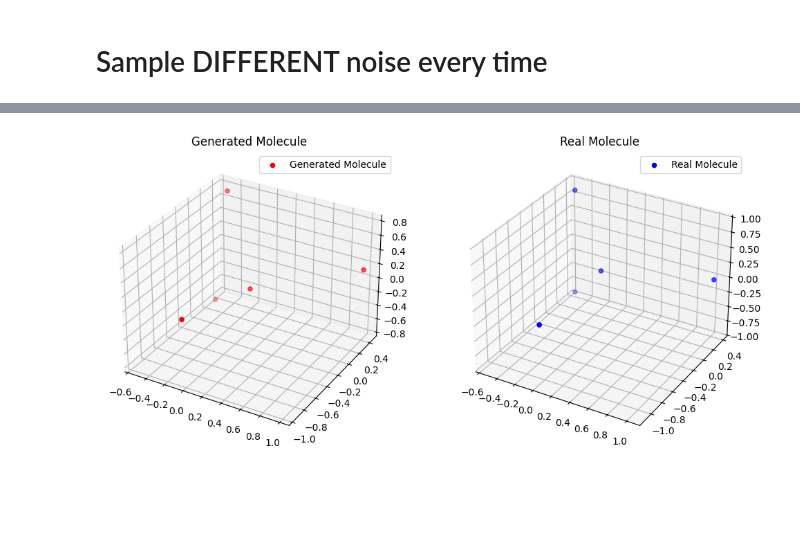
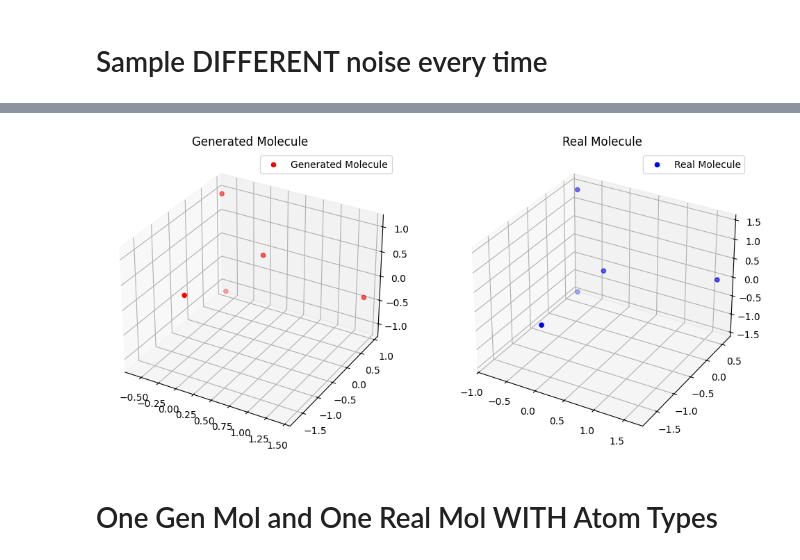
Before and after one commit to edovergna/equi-drifting, a Jupyter notebook: notebooks/one_real_molecule_exp.ipynb, the cells around one changed output, grey strips where cells are left out. Cells and saved outputs as stored; diff of their text form; code cells hidden in the pictures; blank space fills up the shorter version.

```diff
--- a/notebooks/one_real_molecule_exp.ipynb
+++ b/notebooks/one_real_molecule_exp.ipynb
@@ -33,8 +129,8 @@ import matplotlib.pyplot as plt
 import torch
 
 def visualize_both_molecules(gen_mol: torch.Tensor, real_mol: torch.Tensor):
-    gen_mol = gen_mol.view(-1, 3).detach().numpy()
-    real_mol = real_mol.view(-1, 3).detach().numpy()
+    gen_mol = gen_mol.view(-1, 3).detach().cpu().numpy()
+    real_mol = real_mol.view(-1, 3).detach().cpu().numpy()
     fig = plt.figure(figsize=(12, 6))
     ax1 = fig.add_subplot(121, projection='3d')
     ax1.scatter(gen_mol[:, 0], gen_mol[:, 1], gen_mol[:, 2], color='red', label='Generated Molecule')
@@ -46,16 +142,30 @@ def visualize_both_molecules(gen_mol: torch.Tensor, real_mol: torch.Tensor):
     ax2.legend()
     plt.show()
 
+def visualize_both_molecules_with_atom_types(gen_pos: torch.Tensor, gen_types: torch.Tensor, real_pos: torch.Tensor, real_types: torch.Tensor):
+    gen_pos = gen_pos.view(-1, 3).detach().cpu().numpy()
+    real_pos = real_pos.view(-1, 3).detach().cpu().numpy()
+    fig = plt.figure(figsize=(12, 6))
+    ax1 = fig.add_subplot(121, projection='3d')
+    gen_types = torch.round(gen_types, decimals=0)
+    for atom_type in torch.unique(gen_types):
+        mask = gen_types == atom_type
+        ax1.scatter(gen_pos[mask, 0], gen_pos[mask, 1], gen_pos[mask, 2], label=f'Atom Type {atom_type.item()}')
+    ax1.set_title('Generated Molecule')
+    ax1.legend()
+    ax2 = fig.add_subplot(122, projection='3d')
+    for atom_type in torch.unique(real_types):
+        mask = real_types == atom_type
+        ax2.scatter(real_pos[mask, 0], real_pos[mask, 1], real_pos[mask, 2], label=f'Atom Type {atom_type.item()}')
+    ax2.set_title('Real Molecule')
+    ax2.legend()
+    plt.show()
+
 def plot_loss(loss_list):
     plt.plot(loss_list)
     plt.xlabel("Iteration")
     plt.ylabel("Loss")
     plt.title("Training Loss")
     plt.show()
-
-def get_sorted_mols(gen_mols, real_mol):
-    dists = torch.cdist(gen_mols, real_mol)
-    closest_indices = torch.argsort(dists, dim=0)
-    return gen_mols[closest_indices]
 # %% [markdown]
 # Sample Single Noise ONCE
@@ -288,5 +358,11 @@ Iter 9999: Loss = 0.027605270966887474
 # %%
-sorted_mols = get_sorted_mols(gen_mol.view(-1, 3), real_mol_pos.view(-1, 3))
-visualize_both_molecules(sorted_mols[0], real_mol_pos)
+noise = sample_pos_noise(N_GEN_MOLS, real_mol.num_nodes)
+noise = noise.view(N_GEN_MOLS, -1)
+gen_mol = model(noise)
+
+sorted_mols, _ = get_sorted_mols(gen_mol.view(-1, 3), real_pos.view(-1, 3))
+visualize_both_molecules(sorted_mols[9], real_pos)
 # %% [output]
-[figure, old version]
+[figure, new version]
+# %% [markdown]
+# One Gen Mol and One Real Mol WITH Atom Types
```
Also changed, not shown: parts of 27 cells of this notebook.
